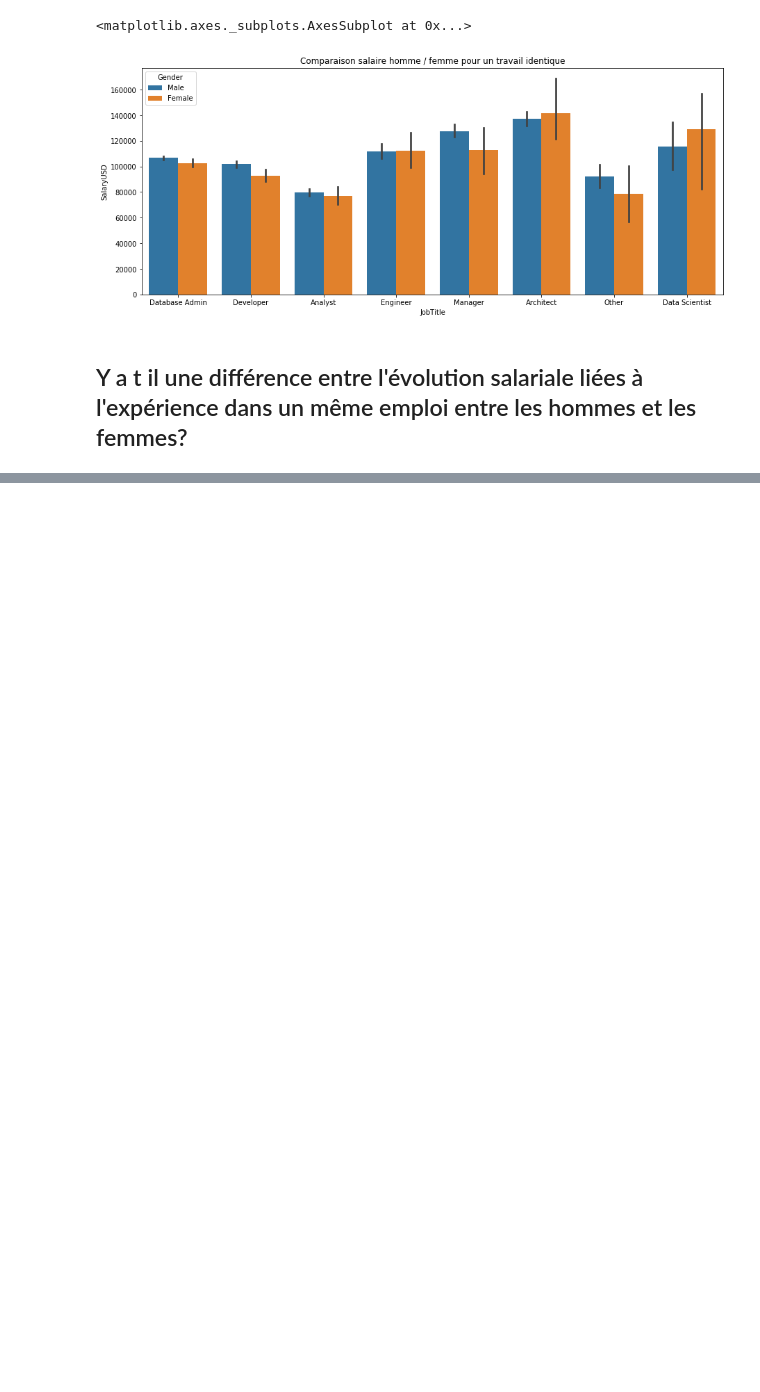
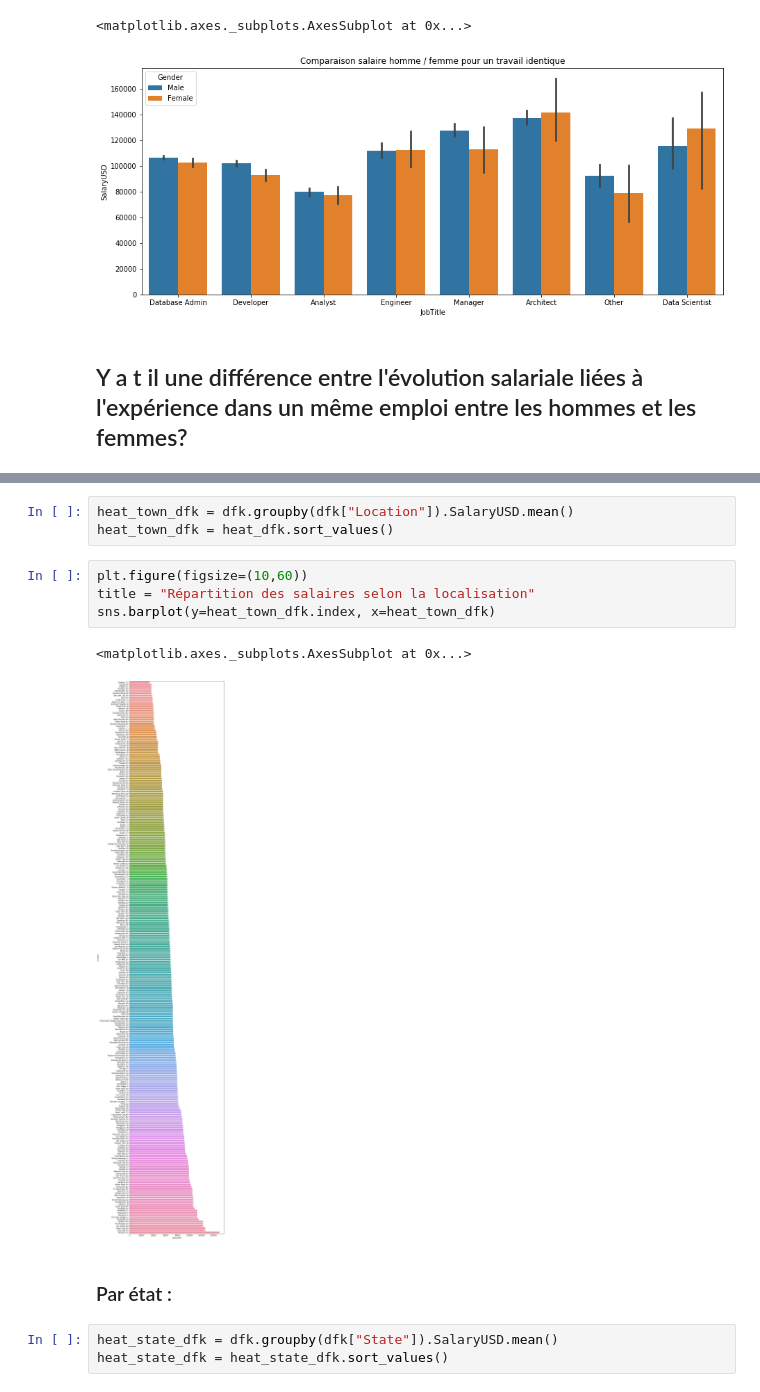
Before and after one commit to Gio-Mgm/american-dream, a Jupyter notebook: notebook/Career_visualization.ipynb, the cells around one changed output, grey strips where cells are left out. Saved outputs shown, nothing was run; the diff lists cells and outputs as text; blank space fills up the shorter version.

```diff
--- a/notebook/Career_visualization.ipynb
+++ b/notebook/Career_visualization.ipynb
@@ -199,0 +208,15 @@ sns.barplot(x=g_df.JobTitle, y=g_df.SalaryUSD, hue=g_df.Gender)
+# %%
+heat_town_dfk = dfk.groupby(dfk["Location"]).SalaryUSD.mean()
+heat_town_dfk = heat_dfk.sort_values()
+# %%
+plt.figure(figsize=(10,60))
+title = "Répartition des salaires selon la localisation"
+sns.barplot(y=heat_town_dfk.index, x=heat_town_dfk)
+# %% [output]
+<matplotlib.axes._subplots.AxesSubplot at 0x...>
+[figure, added]
+# %% [markdown]
+### Par état :
+# %%
+heat_state_dfk = dfk.groupby(dfk["State"]).SalaryUSD.mean()
+heat_state_dfk = heat_state_dfk.sort_values()
```
Also changed, not shown: parts of 10 cells of this notebook, 1 other file.
